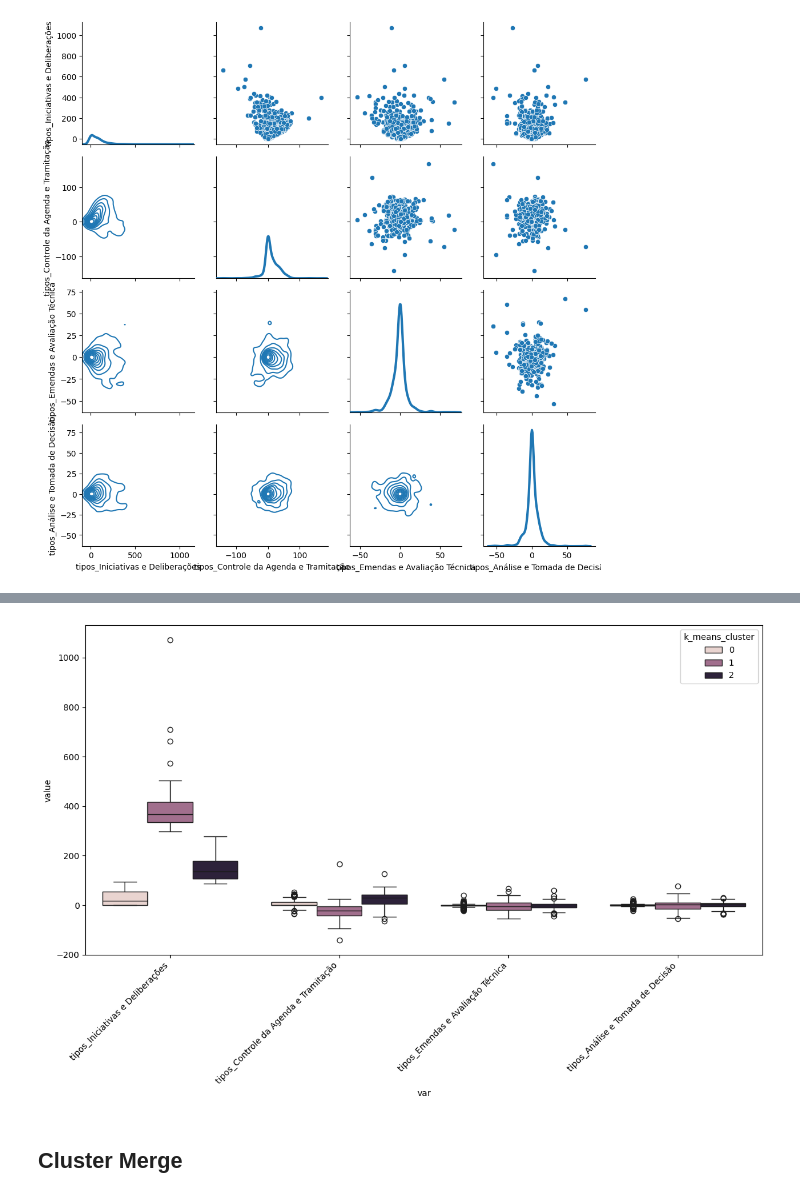
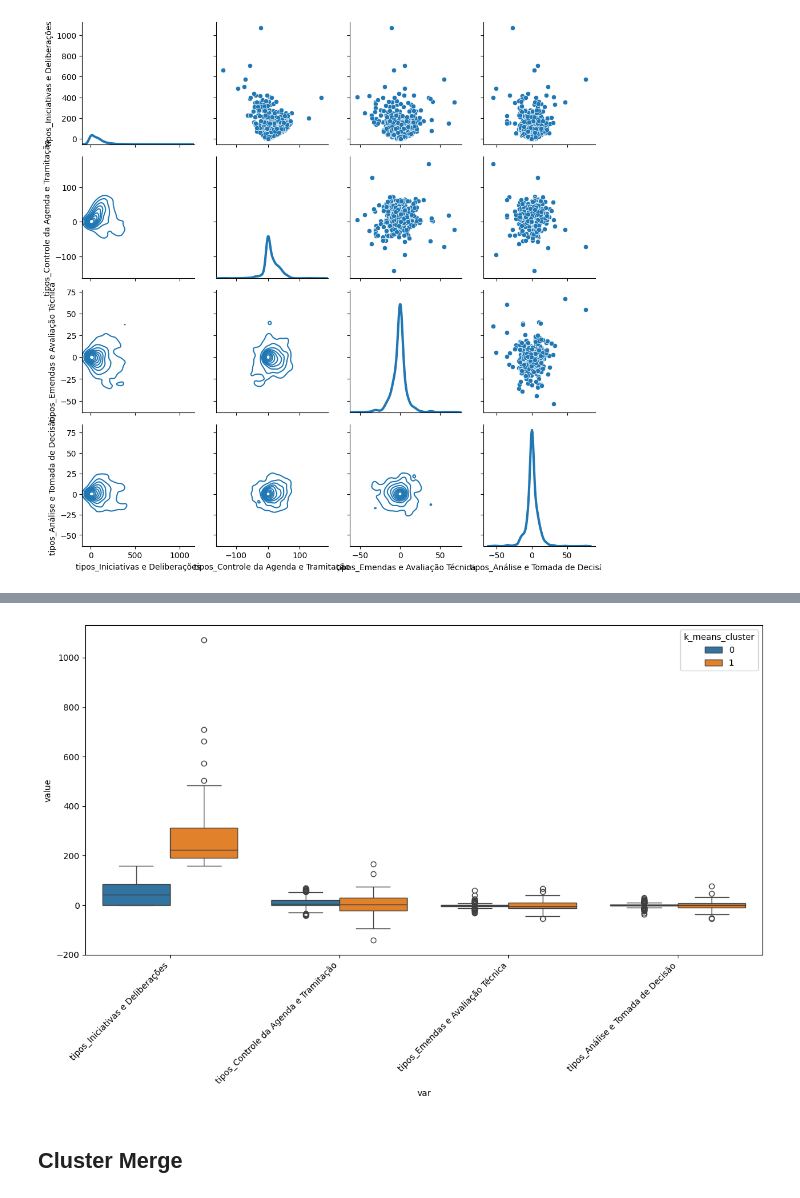
Before and after one commit to AcacioTelechi/multidimensional-legislative-profile, a Jupyter notebook: 3_analyze.ipynb, the cells around one changed output, grey strips where cells are left out. Cells and saved outputs as stored; diff of their text form; code cells hidden in the pictures.

Commit message:
feat: update clusterization

```diff
--- a/3_analyze.ipynb
+++ b/3_analyze.ipynb
@@ -123,9 +133,9 @@ g.map_diag(sns.kdeplot, lw=3, legend=False)
 # %%
-df_cluster = cluster_dataframe(df_pca_temas)
+df_cluster_temas = cluster_dataframe(df_pca_temas, k_value=3)
 
 cols = ["k_means_cluster"] #"gmm_cluster, "dbscan_cluster",
 for col in cols:
-    df_c_melted = melt_df(df_cluster, val_columns=df_pca_temas.columns, cluster_column=col)
+    df_c_melted = melt_df(df_cluster_temas, val_columns=df_pca_temas.columns, cluster_column=col)
     plot_melted_df(df_c_melted, hue_col=col)
 # %% [output]
 [figure]
@@ -150,12 +160,12 @@ Parameter: {'n_clusters': 20} Score 0.4310464634827047
 # %%
-df_cluster = cluster_dataframe(df_pca_tipos, k_value=3)
+df_cluster_tipos = cluster_dataframe(df_pca_tipos, k_value=2)
 
 cols = ["k_means_cluster"] #"gmm_cluster, "dbscan_cluster",
 for col in cols:
-    df_c_melted = melt_df(df_cluster, val_columns=df_pca_tipos.columns, cluster_column=col)
+    df_c_melted = melt_df(df_cluster_tipos, val_columns=df_pca_tipos.columns, cluster_column=col)
     plot_melted_df(df_c_melted, hue_col=col)
 # %% [output]
-[figure, old version]
+[figure, new version]
 # %% [markdown]
 ## Cluster Merge
 # %%
```
Also changed, not shown: parts of 8 cells of this notebook.
